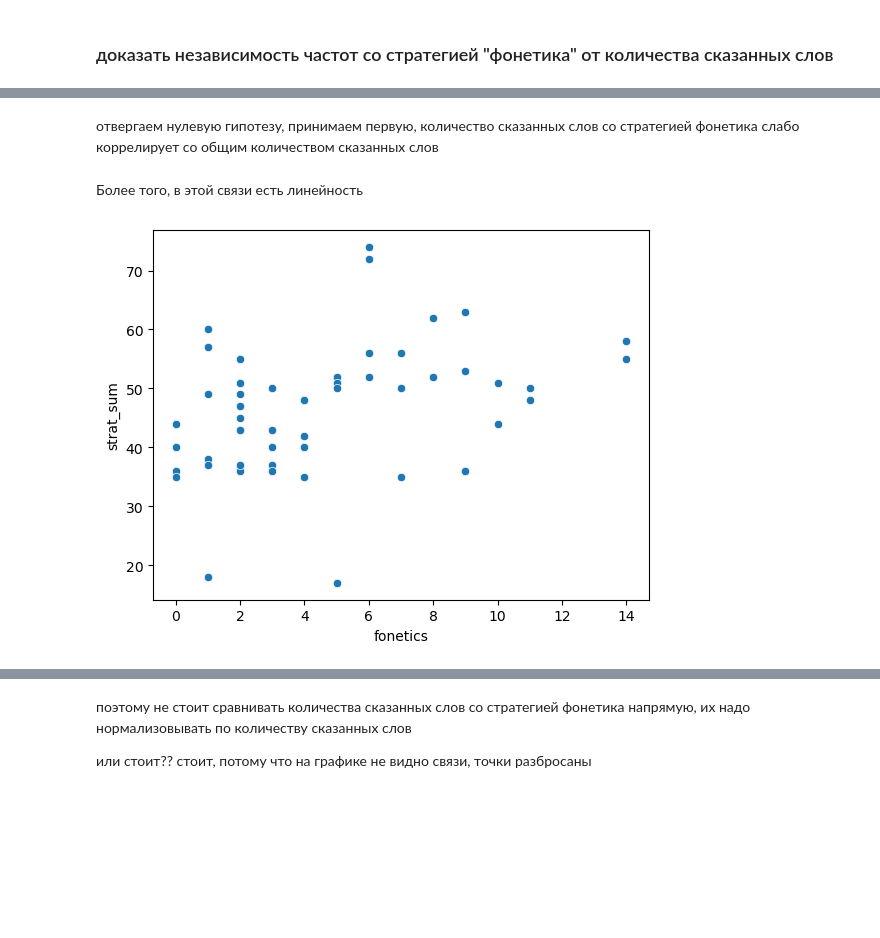
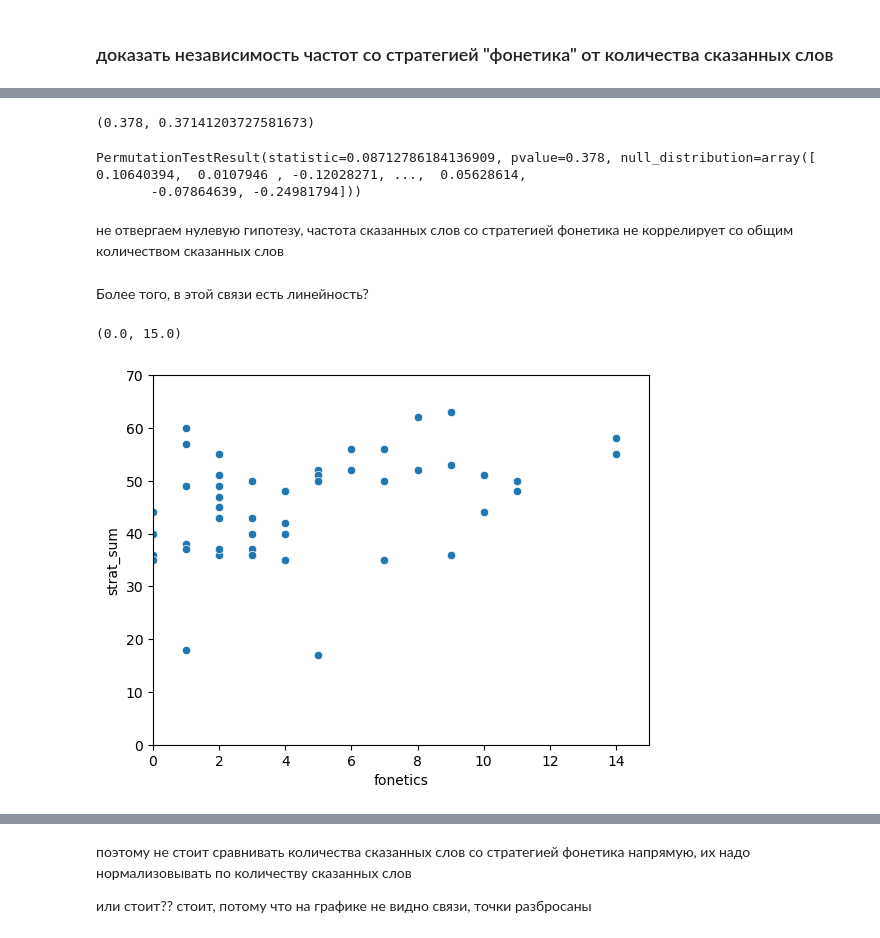
Before and after one commit to Aryunaa/Linguistics, a Jupyter notebook: pos_febr/methods_results.ipynb, the cells around one changed output, grey strips where cells are left out. Drawn from its saved outputs; the diff is of its cells as text; code cells hidden in the pictures; blank space fills up the shorter version.

```diff
--- a/pos_febr/methods_results.ipynb
+++ b/pos_febr/methods_results.ipynb
@@ -144,8 +152,27 @@ PermutationTestResult(statistic=0.3760313732544319, pvalue=0.0052, null_distribu
+# %%
+x=strats['fonetics']/strats['strat_sum']
+y=strats['strat_sum']
+def statistic(x): # permute only `x`
+    return stats.kendalltau(x, y).statistic
+res_exact = stats.permutation_test((x,), statistic,
+    permutation_type='pairings')
+res_asymptotic = stats.kendalltau(x, y)
+res_exact.pvalue, res_asymptotic.pvalue # asymptotic pvalue is too low
+# %% [output]
+(0.378, 0.37141203727581673)
+# %%
+res_exact
+# %% [output]
+PermutationTestResult(statistic=0.08712786184136909, pvalue=0.378, null_distribution=array([ 0.10640394,  0.0107946 , -0.12028271, ...,  0.05628614,
+       -0.07864639, -0.24981794]))
 # %% [markdown]
-отвергаем нулевую гипотезу, принимаем первую, количество сказанных слов со стратегией фонетика слабо коррелирует со общим количеством сказанных слов
+не отвергаем нулевую гипотезу, частота сказанных слов со стратегией фонетика не коррелирует со общим количеством сказанных слов
 # %% [markdown]
-Более того, в этой связи есть линейность
+Более того, в этой связи есть линейность?
 # %%
 sns.scatterplot(strats, y='strat_sum', x='fonetics');
+plt.ylim(0,70)
+plt.xlim(0,15)
 # %% [output]
+(0.0, 15.0)
-[figure, old version]
+[figure, new version]
```
Also changed, not shown: parts of 28 cells of this notebook, 3 other files.
